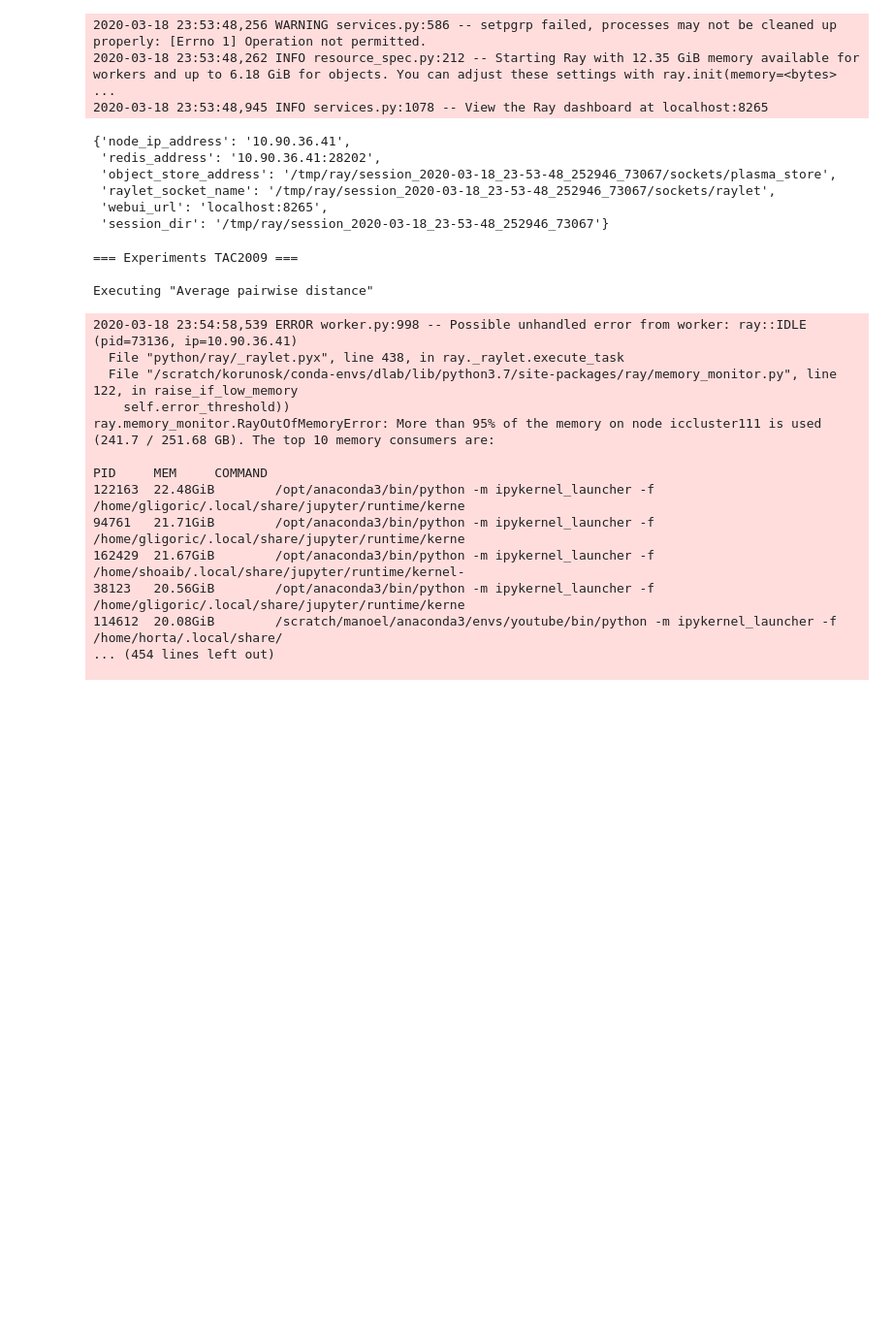
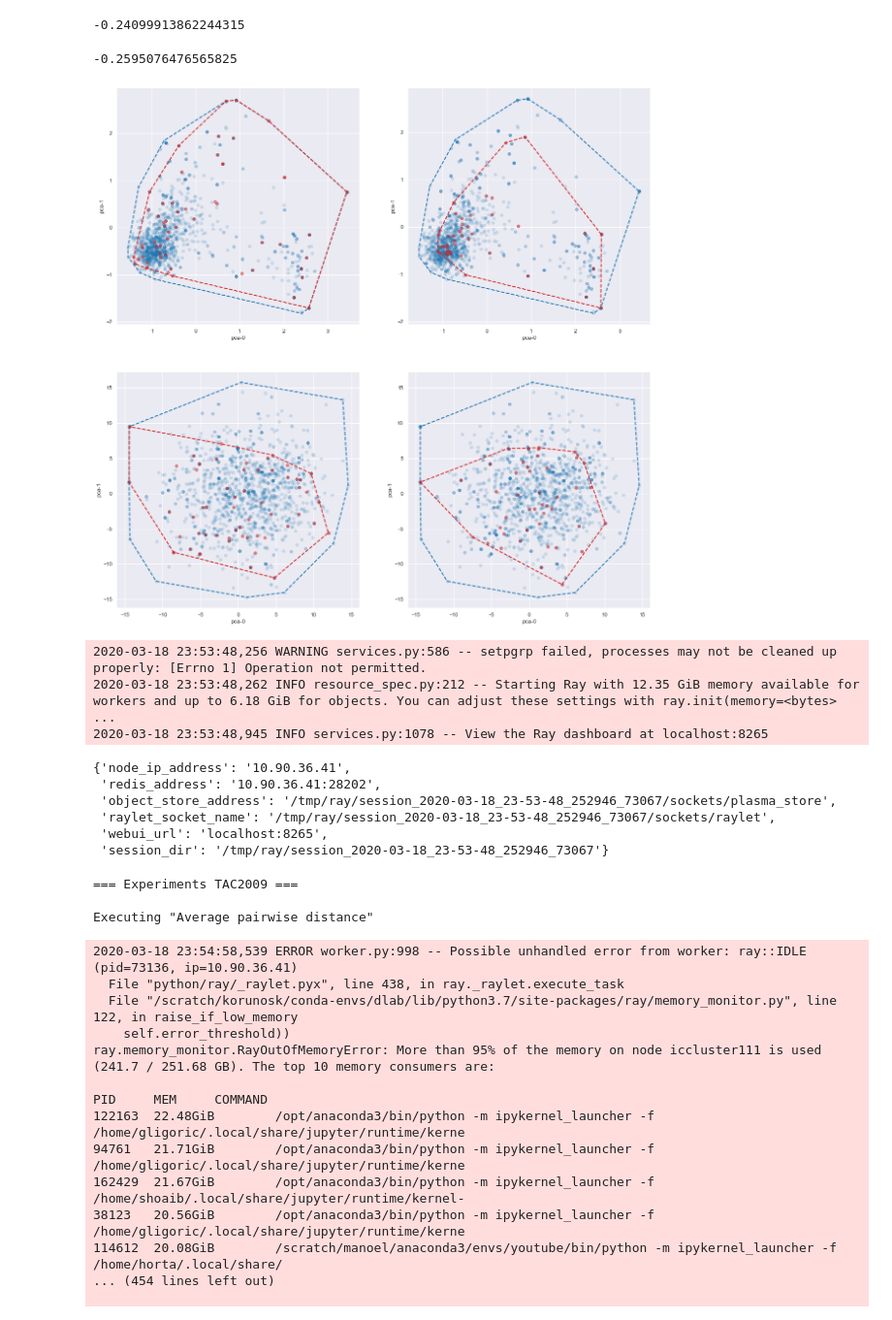
Before and after one commit to korunosk/geometry-of-text-summarization, a Jupyter notebook: main_distributed.ipynb, the cells around one changed output. Shown: that part at 97% size. Drawn from its saved outputs; the diff is of its cells as text; code cells hidden in the pictures; blank space fills up the shorter version.

```diff
--- a/main_distributed.ipynb
+++ b/main_distributed.ipynb
@@ -142,3 +139,0 @@ for i in range(1, len(data)-1): # Currently, one pass over the data
-# %%
-topic = load_data(OUT_DATA_DIR, TOPICS[DATASET][0], encoded=True)
-document_embs, summary_embs, indices, pyr_scores, summary_ids = extract(topic)
@@ -196,3 +140,40 @@ for _ in range(10):
+# %%
+m = np.argsort(-np.array(pyr_scores))
+# %%
+D = torch.tensor(document_embs)
+metric = lambda i: sinkhorn(D, torch.tensor(summary_embs[i[0]:i[1]]))
+kendalltau(pyr_scores, np.array([metric(i) for i in indices]))[0]
+# %% [output]
+-0.24099913862244315
+# %%
+D = torch.tensor(document_embs @ M_)
+metric = lambda i: sinkhorn(D, torch.tensor(summary_embs[i[0]:i[1]] @ M_))
+kendalltau(pyr_scores, np.array([metric(i) for i in indices]))[0]
+# %% [output]
+-0.2595076476565825
+# %%
+document_pts, summary_pts = project_pca(np.concatenate((document_embs, summary_embs)), len(document_embs))
+
+fig = plt.figure(figsize=(20,20))
+
+b = 1
+w = -1
+
+ax1 = fig.add_subplot(2,2,1)
+plot_hull('pca', ax1, '', document_pts, summary_pts[indices[m[b]][0]:indices[m[b]][1]])
+ax2 = fig.add_subplot(2,2,2)
+plot_hull('pca', ax2, '', document_pts, summary_pts[indices[m[w]][0]:indices[m[w]][1]])
+
+document_pts, summary_pts = project_pca(np.concatenate((document_embs @ M_, summary_embs @ M_)), len(document_embs))
+
+ax3 = fig.add_subplot(2,2,3)
+plot_hull('pca', ax3, '', document_pts, summary_pts[indices[m[b]][0]:indices[m[b]][1]])
+ax4 = fig.add_subplot(2,2,4)
+plot_hull('pca', ax4, '', document_pts, summary_pts[indices[m[w]][0]:indices[m[w]][1]])
+
+plt.show()
+# %% [output]
+[figure, added]
 # %%
 ray.init(num_cpus=20)
 # %% [output]
```
Also changed, not shown: parts of 27 cells of this notebook.
